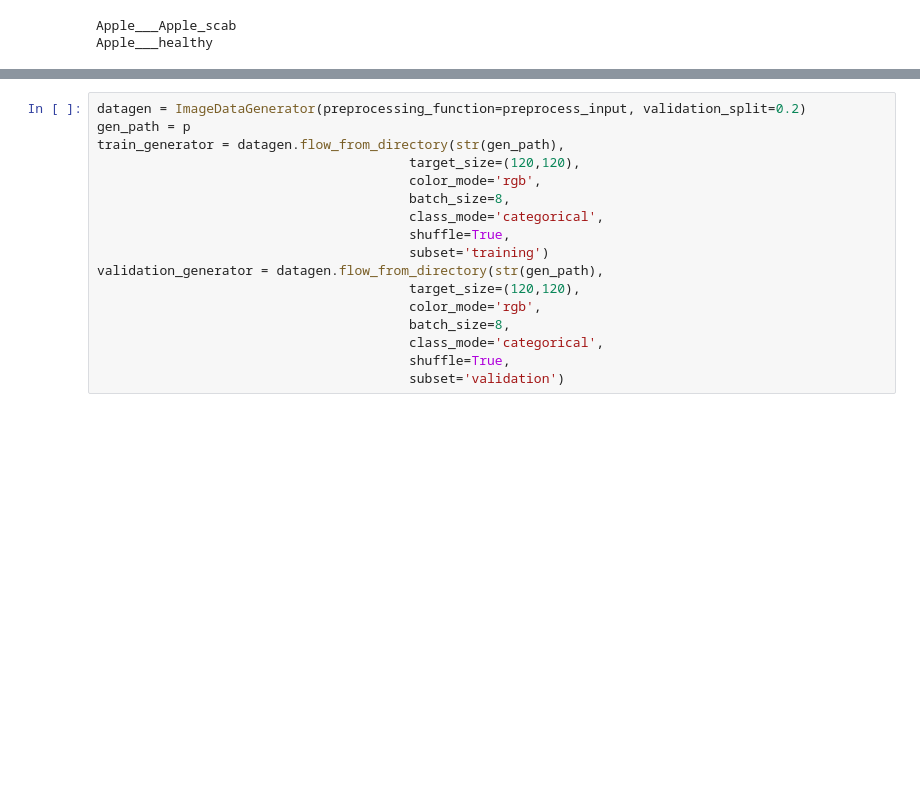
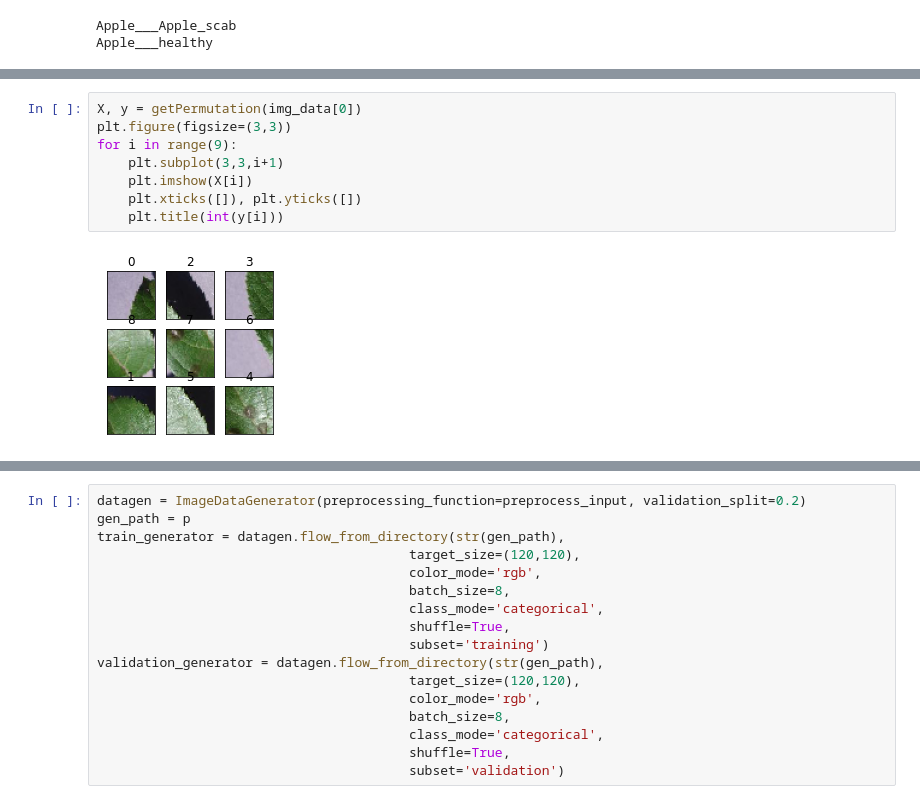
Before and after one commit to ge0metri/Deep-Learning-for-Visual-recognition-project, a Jupyter notebook: Notebook.ipynb, the cells around one changed output, grey strips where cells are left out. Drawn from its saved outputs; the diff is of its cells as text; blank space fills up the shorter version.

```diff
--- a/Notebook.ipynb
+++ b/Notebook.ipynb
@@ -58,0 +106,10 @@ plt.imshow(img)
+# %%
+X, y = getPermutation(img_data[0])
+plt.figure(figsize=(3,3))
+for i in range(9):
+    plt.subplot(3,3,i+1)
+    plt.imshow(X[i])
+    plt.xticks([]), plt.yticks([])
+    plt.title(int(y[i]))
+# %% [output]
+[figure, added]
```
Also changed, not shown: parts of 15 cells of this notebook, 1 other file.
